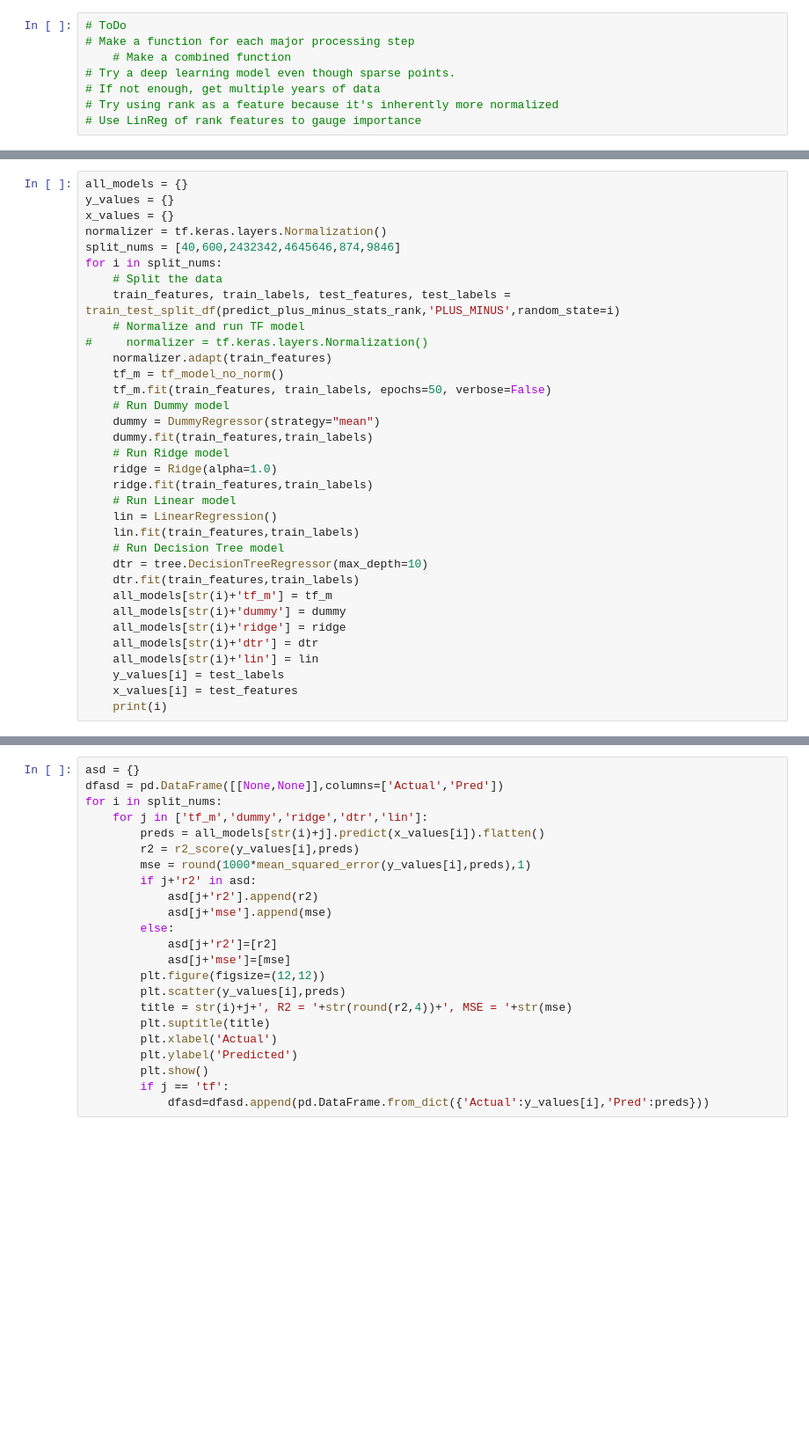
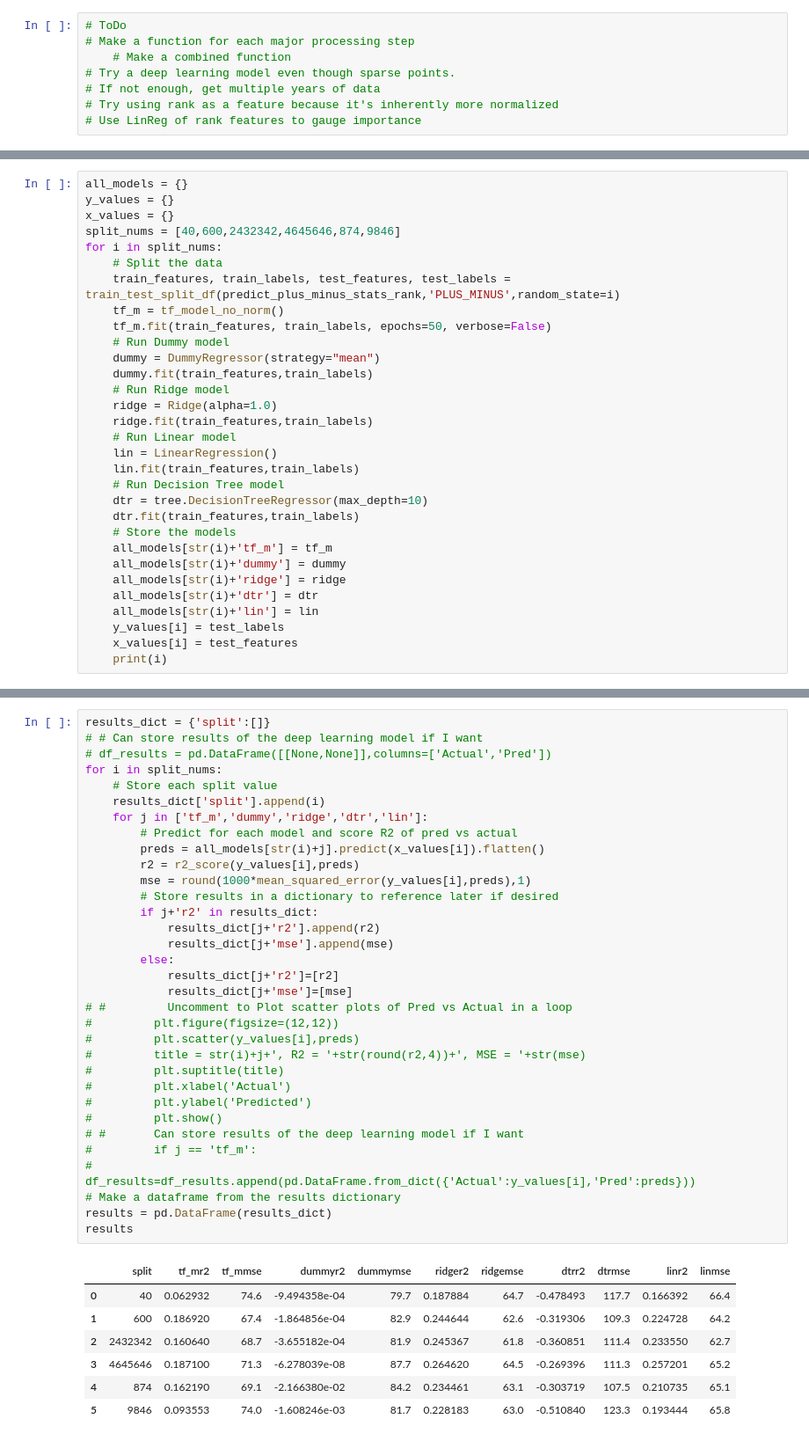
Before and after one commit to ImWesAdams/NBAPredictionsAndData, a Jupyter notebook: Analyzing and Regressing NBA Box Plus Minus.ipynb, the cells around one changed output, grey strips where cells are left out. Shown at 88% size. Drawn from its saved outputs; the diff is of its cells as text; blank space fills up the shorter version.

Commit message:
Hiding plots and more cleaning

```diff
--- a/Analyzing and Regressing NBA Box Plus Minus.ipynb
+++ b/Analyzing and Regressing NBA Box Plus Minus.ipynb
@@ -288,14 +268,10 @@ def tf_model_no_norm():
 all_models = {}
 y_values = {}
 x_values = {}
-normalizer = tf.keras.layers.Normalization()
 split_nums = [40,600,2432342,4645646,874,9846]
 for i in split_nums:
     # Split the data
     train_features, train_labels, test_features, test_labels = train_test_split_df(predict_plus_minus_stats_rank,'PLUS_MINUS',random_state=i)
-    # Normalize and run TF model
-#     normalizer = tf.keras.layers.Normalization()
-    normalizer.adapt(train_features)
     tf_m = tf_model_no_norm()
     tf_m.fit(train_features, train_labels, epochs=50, verbose=False)
     # Run Dummy model
@@ -310,6 +286,7 @@ for i in split_nums:
     # Run Decision Tree model
     dtr = tree.DecisionTreeRegressor(max_depth=10)
     dtr.fit(train_features,train_labels)
+    # Store the models
     all_models[str(i)+'tf_m'] = tf_m
     all_models[str(i)+'dummy'] = dummy
     all_models[str(i)+'ridge'] = ridge
@@ -321,26 +305,44 @@ for i in split_nums:
 # %%
-asd = {}
-dfasd = pd.DataFrame([[None,None]],columns=['Actual','Pred'])
+results_dict = {'split':[]}
+# # Can store results of the deep learning model if I want
+# df_results = pd.DataFrame([[None,None]],columns=['Actual','Pred'])
 for i in split_nums:
+    # Store each split value
+    results_dict['split'].append(i)
     for j in ['tf_m','dummy','ridge','dtr','lin']:
+        # Predict for each model and score R2 of pred vs actual
         preds = all_models[str(i)+j].predict(x_values[i]).flatten()
         r2 = r2_score(y_values[i],preds)
         mse = round(1000*mean_squared_error(y_values[i],preds),1)
-        if j+'r2' in asd:
-            asd[j+'r2'].append(r2)
-            asd[j+'mse'].append(mse)
+        # Store results in a dictionary to reference later if desired
+        if j+'r2' in results_dict:
+            results_dict[j+'r2'].append(r2)
+            results_dict[j+'mse'].append(mse)
         else:
-            asd[j+'r2']=[r2]
-            asd[j+'mse']=[mse]
-        plt.figure(figsize=(12,12))
-        plt.scatter(y_values[i],preds)
-        title = str(i)+j+', R2 = '+str(round(r2,4))+', MSE = '+str(mse)
-        plt.suptitle(title)
-        plt.xlabel('Actual')
-        plt.ylabel('Predicted')
-        plt.show()
-        if j == 'tf':
-            dfasd=dfasd.append(pd.DataFrame.from_dict({'Actual':y_values[i],'Pred':preds}))
+            results_dict[j+'r2']=[r2]
+            results_dict[j+'mse']=[mse]
+# #         Uncomment to Plot scatter plots of Pred vs Actual in a loop
+#         plt.figure(figsize=(12,12))
+#         plt.scatter(y_values[i],preds)
+#         title = str(i)+j+', R2 = '+str(round(r2,4))+', MSE = '+str(mse)
+#         plt.suptitle(title)
+#         plt.xlabel('Actual')
+#         plt.ylabel('Predicted')
+#         plt.show()
+# #       Can store results of the deep learning model if I want
+#         if j == 'tf_m':
+#             df_results=df_results.append(pd.DataFrame.from_dict({'Actual':y_values[i],'Pred':preds}))
+# Make a dataframe from the results dictionary
+results = pd.DataFrame(results_dict)
+results
+# %% [output]
+|  | split | tf_mr2 | tf_mmse | dummyr2 | dummymse | ridger2 | ridgemse | dtrr2 | dtrmse | linr2 | linmse |
+| 0 | 40 | 0.062932 | 74.6 | -9.494358e-04 | 79.7 | 0.187884 | 64.7 | -0.478493 | 117.7 | 0.166392 | 66.4 |
+| 1 | 600 | 0.186920 | 67.4 | -1.864856e-04 | 82.9 | 0.244644 | 62.6 | -0.319306 | 109.3 | 0.224728 | 64.2 |
+| 2 | 2432342 | 0.160640 | 68.7 | -3.655182e-04 | 81.9 | 0.245367 | 61.8 | -0.360851 | 111.4 | 0.233550 | 62.7 |
+| 3 | 4645646 | 0.187100 | 71.3 | -6.278039e-08 | 87.7 | 0.264620 | 64.5 | -0.269396 | 111.3 | 0.257201 | 65.2 |
+| 4 | 874 | 0.162190 | 69.1 | -2.166380e-02 | 84.2 | 0.234461 | 63.1 | -0.303719 | 107.5 | 0.210735 | 65.1 |
+| 5 | 9846 | 0.093553 | 74.0 | -1.608246e-03 | 81.7 | 0.228183 | 63.0 | -0.510840 | 123.3 | 0.193444 | 65.8 |
 # %%
 # # Plotting feature importance from linear regression, but no need anymore after adding a corr plot function above
 # lin = LinearRegression()
```
Also changed, not shown: parts of 18 cells of this notebook.
